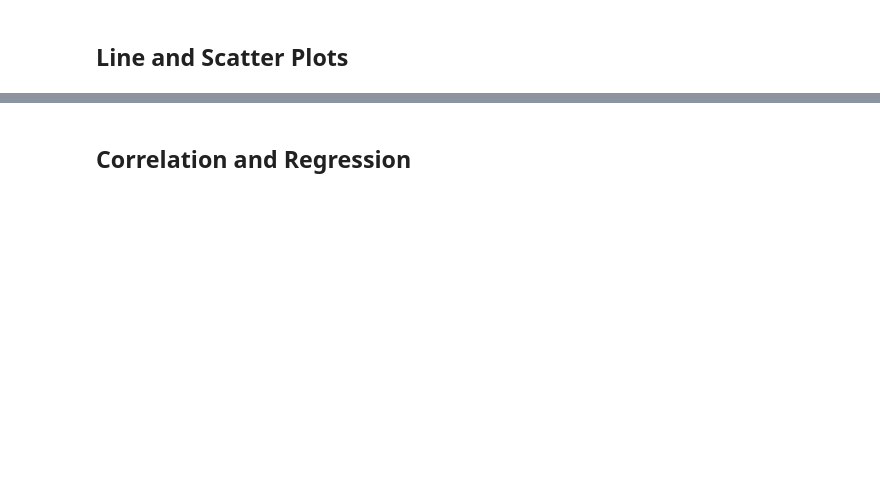
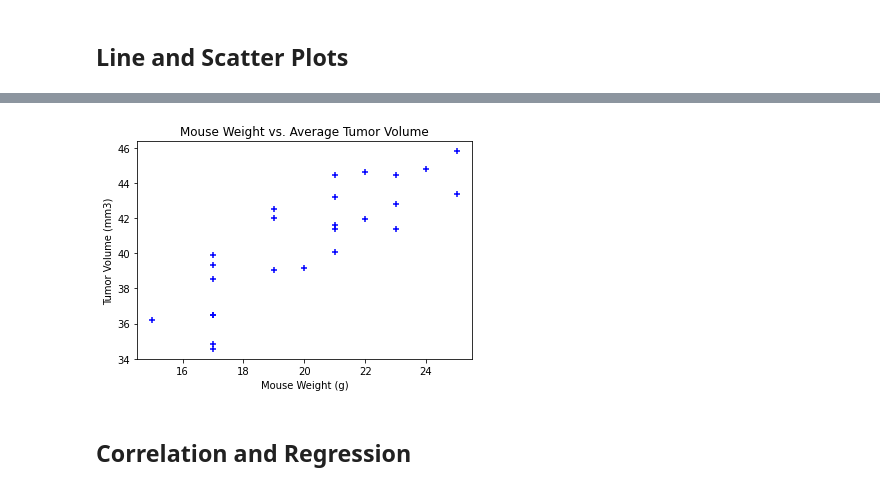
Before and after one commit to MaryColasanto/Pymaceuticals, a Jupyter notebook: pymaceuticals_starter.ipynb, the cells around one changed output, grey strips where cells are left out. Saved outputs shown, nothing was run; the diff lists cells and outputs as text; code cells hidden in the pictures; blank space fills up the shorter version.

```diff
--- a/pymaceuticals_starter.ipynb
+++ b/pymaceuticals_starter.ipynb
@@ -291,0 +310,7 @@ boxplot.set_ylabel('')
+# %%
+# Make a new dataframe for mice treated with Capomulin and generate average tumor volume
+capo_mouse = mousedata_clean.loc[mousedata_clean["Drug Regimen"] == "Capomulin"]
+capo_mouse = capo_mouse.groupby(["Mouse ID","Drug Regimen"])
+capo_mean = capo_mouse.mean()
+average_tumor_volume = capo_mean.head(50)
+average_tumor_volume
@@ -292,4 +336,13 @@ boxplot.set_ylabel('')
 # %%
 # Generate a scatter plot of average tumor volume vs. mouse weight for the Capomulin regimen
+weight = average_tumor_volume["Weight (g)"]
+tumor = average_tumor_volume["Tumor Volume (mm3)"]
+plt.scatter(weight, tumor, marker="+", facecolors="blue")
+plt.title("Mouse Weight vs. Average Tumor Volume")
+plt.xlabel("Mouse Weight (g)")
+plt.ylabel("Tumor Volume (mm3)")
+plt.show()
+# %% [output]
+[figure, added]
 # %% [markdown]
 ## Correlation and Regression
```
Also changed, not shown: parts of 10 cells of this notebook.
